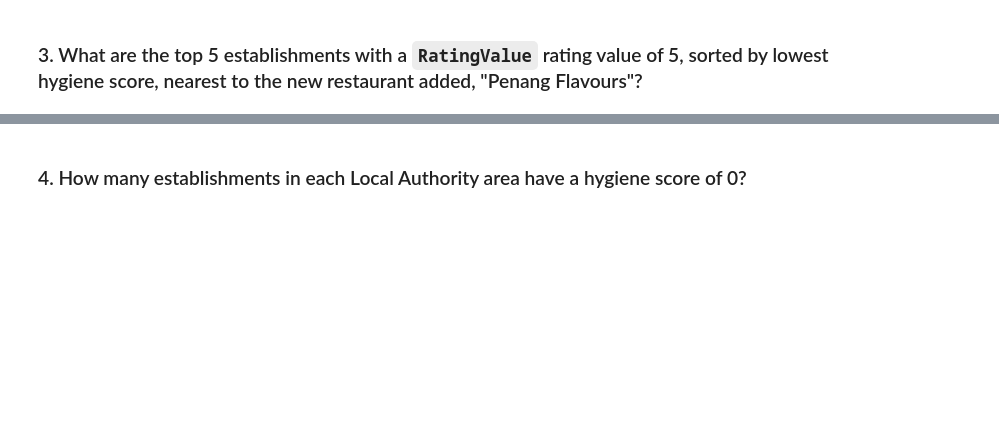
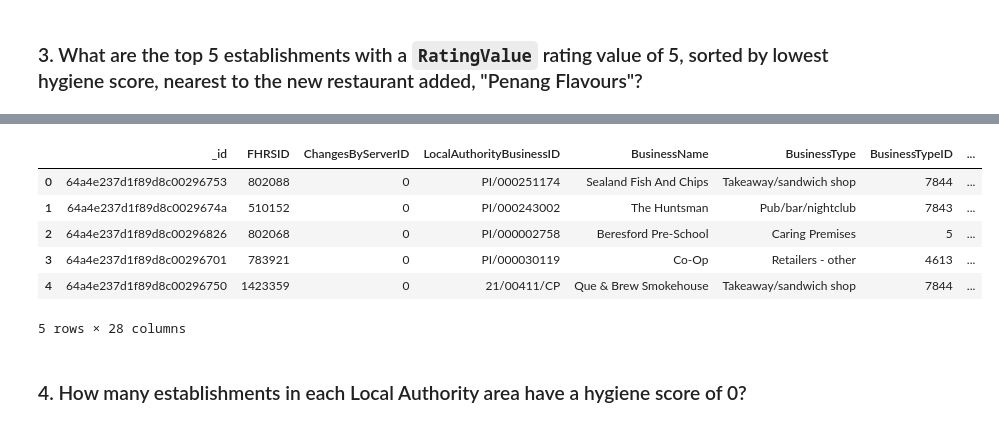
Before and after one commit to baronsgit/nosql-challenge, a Jupyter notebook: NoSQL_analysis_starter.ipynb, the cells around one changed output, grey strips where cells are left out. Drawn from its saved outputs; the diff is of its cells as text; code cells hidden in the pictures; blank space fills up the shorter version.

```diff
--- a/NoSQL_analysis_starter.ipynb
+++ b/NoSQL_analysis_starter.ipynb
@@ -89,10 +147,13 @@ query =
 # Sort by hygiene score
 
 degree_search = 0.01
-latitude =
-longitude =
+latitude = 51.369321 # 51.49014200
+longitude = 0.508551 # 0.08384000
 
-query =
-sort =
+query = { "RatingValue":{"$eq":5},"geocode.latitude":{"$gt":(latitude - degree_search),"$lt":(latitude + degree_search)},
+         "geocode.longitude":{"$gt":(longitude - degree_search),"$lt":(longitude + degree_search)} }
+sort =  [("scores.Hygiene",-1)]
 
 # Print the results
+withindegree = (list(establishments.find(query).sort(sort).limit(5)))
+pprint(withindegree)
@@ -99,5 +178,15 @@ sort =
 # %%
 # Convert result to Pandas DataFrame
+withindegree_df = pd.DataFrame(withindegree)
+withindegree_df.head()
+# %% [output]
+|  | _id | FHRSID | ChangesByServerID | LocalAuthorityBusinessID | BusinessName | BusinessType | BusinessTypeID | ... |
+| 0 | 64a4e237d1f89d8c00296753 | 802088 | 0 | PI/000251174 | Sealand Fish And Chips | Takeaway/sandwich shop | 7844 | ... |
+| 1 | 64a4e237d1f89d8c0029674a | 510152 | 0 | PI/000243002 | The Huntsman | Pub/bar/nightclub | 7843 | ... |
+| 2 | 64a4e237d1f89d8c00296826 | 802068 | 0 | PI/000002758 | Beresford Pre-School | Caring Premises | 5 | ... |
+| 3 | 64a4e237d1f89d8c00296701 | 783921 | 0 | PI/000030119 | Co-Op | Retailers - other | 4613 | ... |
+| 4 | 64a4e237d1f89d8c00296750 | 1423359 | 0 | 21/00411/CP | Que & Brew Smokehouse | Takeaway/sandwich shop | 7844 | ... |
+5 rows × 28 columns
 # %% [markdown]
 ### 4. How many establishments in each Local Authority area have a hygiene score of 0?
 # %%
```
Also changed, not shown: parts of 7 cells of this notebook.
